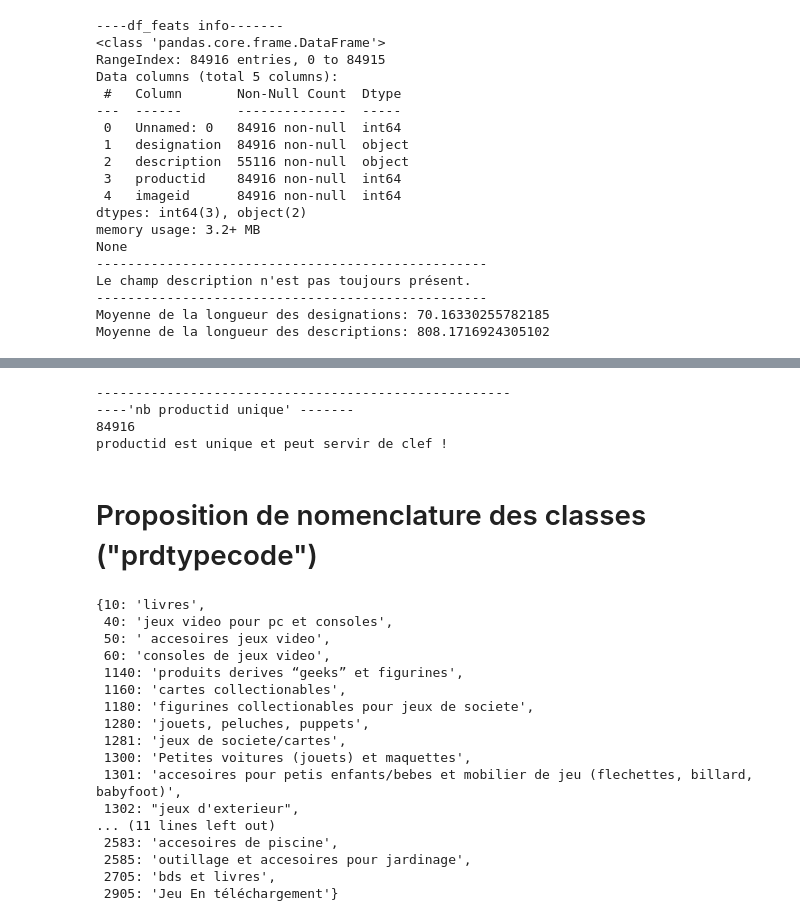
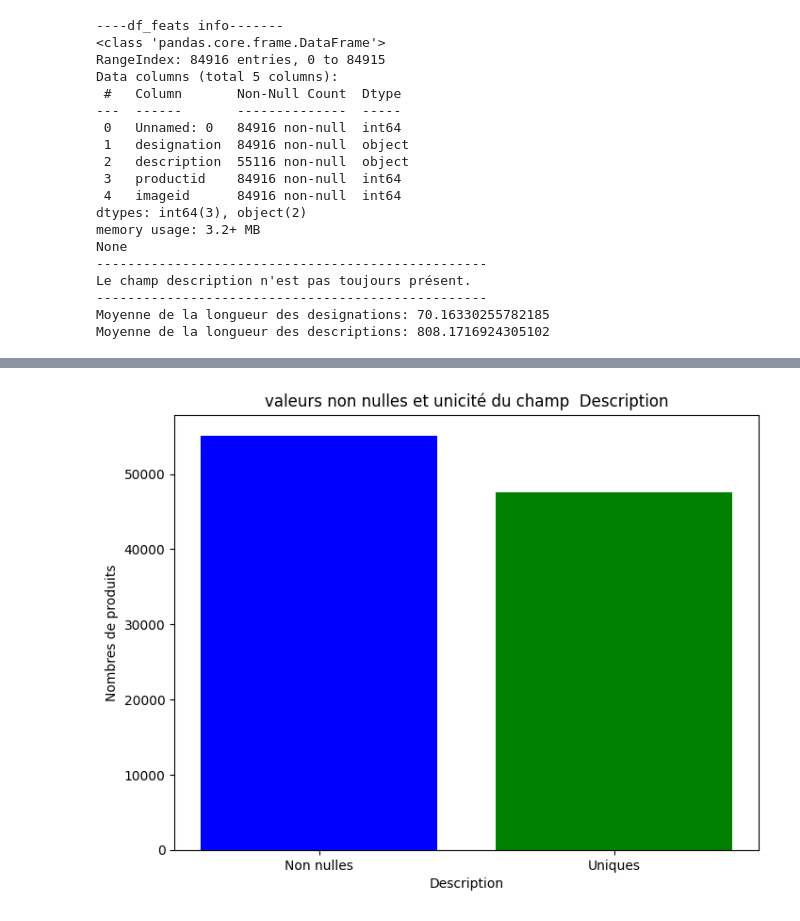
Before and after one commit to ManDes71/Rakuten_Text_Classification_ML, a Jupyter notebook: ReadMe_ML.ipynb, the cells around one changed output, grey strips where cells are left out. Saved outputs shown, nothing was run; the diff lists cells and outputs as text; code cells hidden in the pictures.

```diff
--- a/ReadMe_ML.ipynb
+++ b/ReadMe_ML.ipynb
@@ -341,35 +289,18 @@ memory usage: 1.3 MB
-# %%
-print("-----------------------------------------------------")
-
-print("----'nb productid unique' -------")
-print(len(df_feats['productid'].unique()))
-print("productid est unique et peut servir de clef ! ")
-# %% [output]
------------------------------------------------------
-----'nb productid unique' -------
-84916
-productid est unique et peut servir de clef !
-# %% [markdown]
-# Proposition de nomenclature des classes ("prdtypecode")
-# %%
-nomenclature=pd.read_csv('NOMENCLATURE.csv',header=0,encoding='utf-8',sep=';',index_col=0)
-catdict=nomenclature.to_dict()['definition']
-catdict
-# %% [output]
-{10: 'livres',
- 40: 'jeux video pour pc et consoles',
- 50: ' accesoires jeux video',
- 60: 'consoles de jeux video',
- 1140: 'produits derives “geeks” et figurines',
- 1160: 'cartes collectionables',
- 1180: 'figurines collectionables pour jeux de societe',
- 1280: 'jouets, peluches, puppets',
- 1281: 'jeux de societe/cartes',
- 1300: 'Petites voitures (jouets) et maquettes',
- 1301: 'accesoires pour petis enfants/bebes et mobilier de jeu (flechettes, billard, babyfoot)',
- 1302: "jeux d'exterieur",
-... (11 lines left out)
- 2583: 'accesoires de piscine',
- 2585: 'outillage et accesoires pour jardinage',
- 2705: 'bds et livres',
- 2905: 'Jeu En téléchargement'}
+# %%
+categories = ['Non nulles', 'Uniques']
+nb_description = len(df_feats[~df_feats['description'].isna()])
+nb_description_u = len(df_feats['description'].unique())
+
+Nb = [nb_description, nb_description_u]
+
+plt.figure(figsize=(8, 6))
+plt.bar(categories,Nb, color=['blue', 'green'])
+
+plt.title('valeurs non nulles et unicité du champ  Description')
+plt.xlabel('Description')
+plt.ylabel('Nombres de produits')
+plt.xticks(categories)
+
+plt.show()
+# %% [output]
+[figure, added]
```
Also changed, not shown: parts of 26 cells of this notebook.
